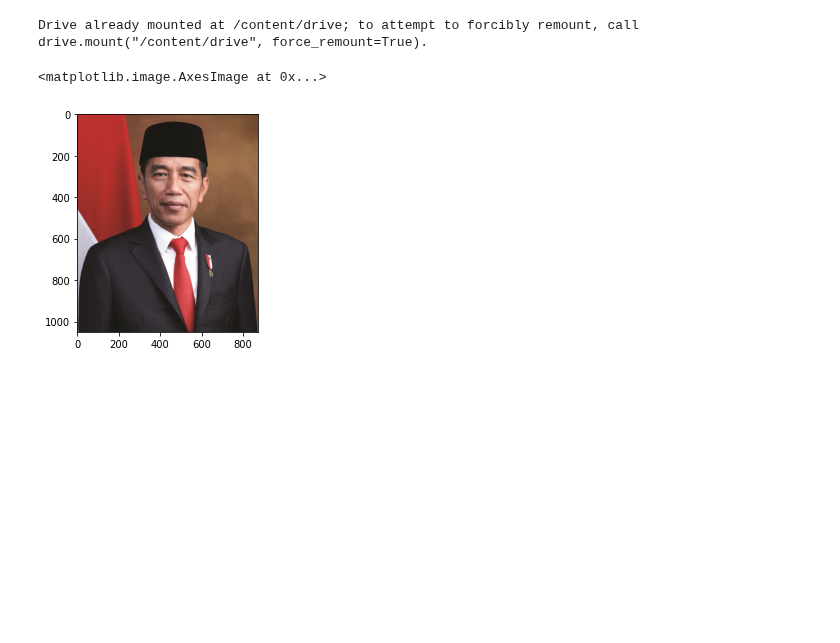
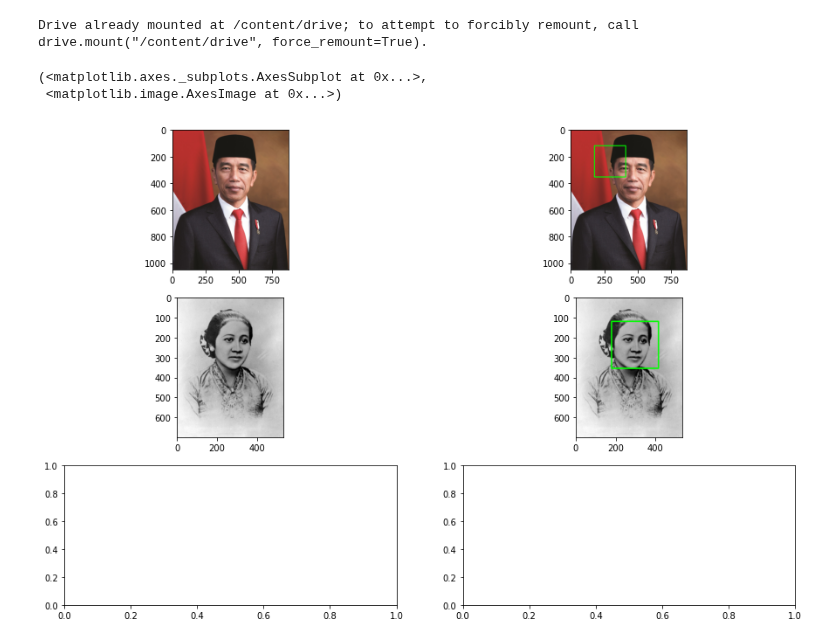
Before and after one commit to mukhammadarifin/PCVK_Genap_2021, a Jupyter notebook: Minggu_12.ipynb, the cells around one changed output. Saved outputs shown, nothing was run; the diff lists cells and outputs as text; code cells hidden in the pictures; blank space fills up the shorter version.

```diff
--- a/Minggu_12.ipynb
+++ b/Minggu_12.ipynb
@@ -20,18 +20,34 @@ import numpy as np
 import cv2
 import matplotlib.pyplot as plt
 %matplotlib inline
-# %%
-#Loading the image to be tested
-test_image = cv2.imread('/content/drive/MyDrive/image/jokowi.jpg')
-
-#Converting to grayscale
-test_image_gray = cv2.cvtColor(test_image, cv2.COLOR_BGR2RGB)
-
-faceCascade=cv2.CascadeClassifier(cv2.data.haarcascades + "haarcascade_frontalface_default.xml")
-
-faces_rects = faceCascade.detectMultiScale(test_image_gray, scaleFactor = 1.2, minNeighbors = 5);
-
-plt.imshow(convertToRGB(test_image))
-# %% [output]
-<matplotlib.image.AxesImage at 0x...>
-[figure, removed]
+# %%
+#Loading the image to be tested
+test_image1 = cv2.imread('/content/drive/MyDrive/image/jokowi.jpg')
+test_image2 = cv2.imread('/content/drive/MyDrive/image/jokowi.jpg')
+
+test_image3 = cv2.imread('/content/drive/MyDrive/image/kartini.jpg')
+test_image4 = cv2.imread('/content/drive/MyDrive/image/kartini.jpg')
+
+
+def convertToRGB(image):
+    return cv2.cvtColor(image, cv2.COLOR_BGR2RGB)
+
+faceCascade=cv2.CascadeClassifier(cv2.data.haarcascades + "haarcascade_frontalface_default.xml")
+
+faces_rects = faceCascade.detectMultiScale(test_image1, scaleFactor = 1.2, minNeighbors = 5);
+faces_rects = faceCascade.detectMultiScale(test_image4, scaleFactor = 1.2, minNeighbors = 5);
+
+for (x,y,w,h) in faces_rects:
+     cv2.rectangle(test_image1, (x, y), (x+w, y+h), (0, 255, 0), 5)
+     cv2.rectangle(test_image4, (x, y), (x+w, y+h), (0, 255, 0), 5)
+
+f, axarr = plt. subplots(3,2,figsize=(15,10))
+plt.subplot(321),plt.imshow(convertToRGB(test_image2))
+plt.subplot(322),plt.imshow(convertToRGB(test_image1))
+
+plt.subplot(323),plt.imshow(convertToRGB(test_image3))
+plt.subplot(324),plt.imshow(convertToRGB(test_image4))
+# %% [output]
+(<matplotlib.axes._subplots.AxesSubplot at 0x...>,
+ <matplotlib.image.AxesImage at 0x...>)
+[figure, added]
```
